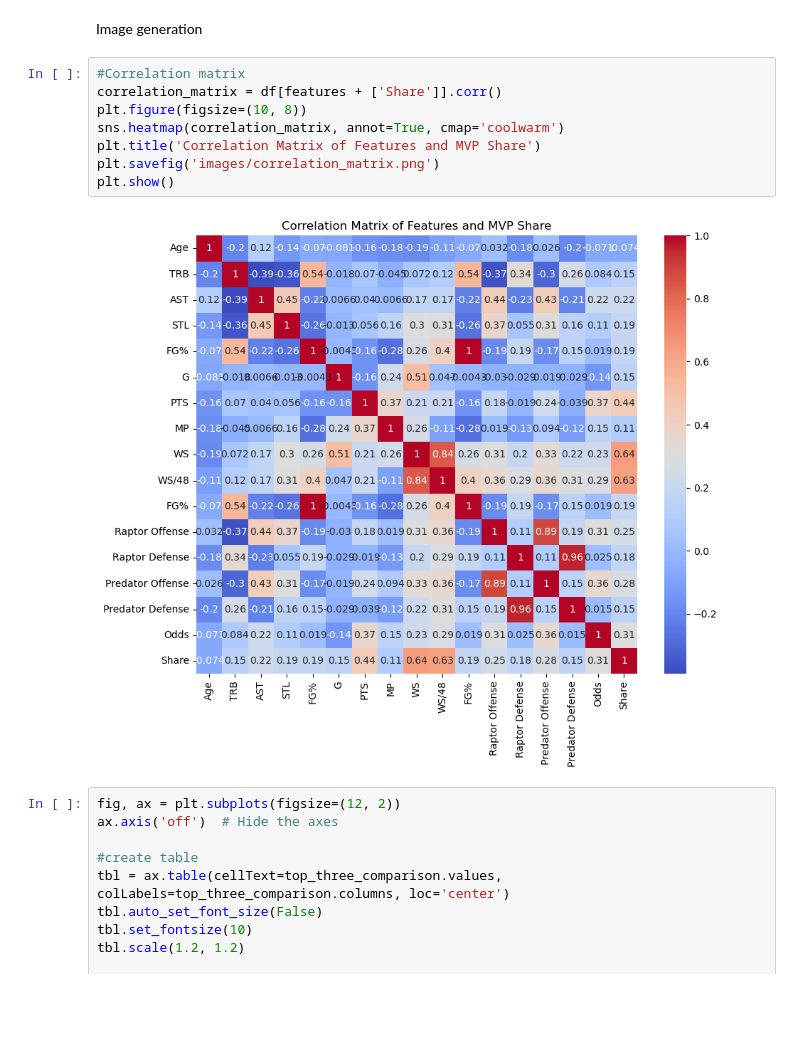
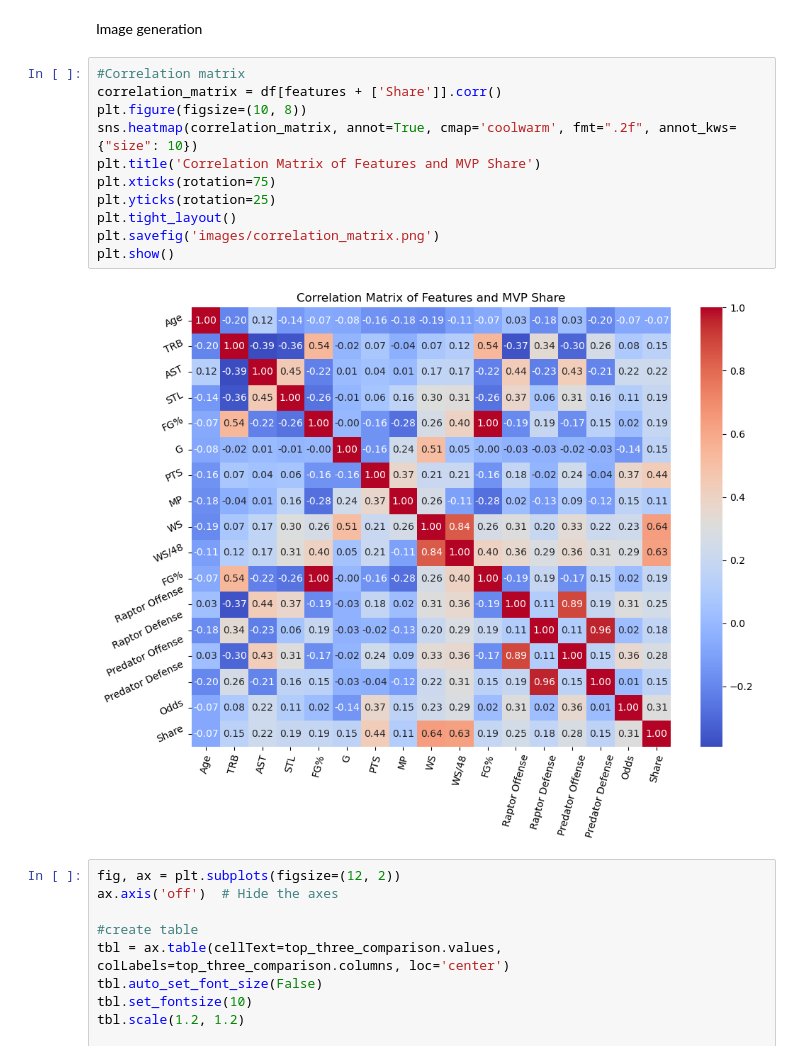
Before and after one commit to Hensonkk/Machine-Learning-NBA-MVP, a Jupyter notebook: dev-model_test/bayesian_model.ipynb, the cells around one changed output. Saved outputs shown, nothing was run; the diff lists cells and outputs as text; blank space fills up the shorter version.

Commit message:
small image format change

```diff
--- a/dev-model_test/bayesian_model.ipynb
+++ b/dev-model_test/bayesian_model.ipynb
@@ -120,13 +120,16 @@ Image generation
 # %%
 #Correlation matrix
 correlation_matrix = df[features + ['Share']].corr()
 plt.figure(figsize=(10, 8))
-sns.heatmap(correlation_matrix, annot=True, cmap='coolwarm')
+sns.heatmap(correlation_matrix, annot=True, cmap='coolwarm', fmt=".2f", annot_kws={"size": 10})
 plt.title('Correlation Matrix of Features and MVP Share')
+plt.xticks(rotation=75)
+plt.yticks(rotation=25)
+plt.tight_layout()
 plt.savefig('images/correlation_matrix.png')
 plt.show()
 # %% [output]
-[figure, old version]
+[figure, new version]
 # %%
 fig, ax = plt.subplots(figsize=(12, 2))
 ax.axis('off')  # Hide the axes
```
Also changed, not shown: 1 other file.
